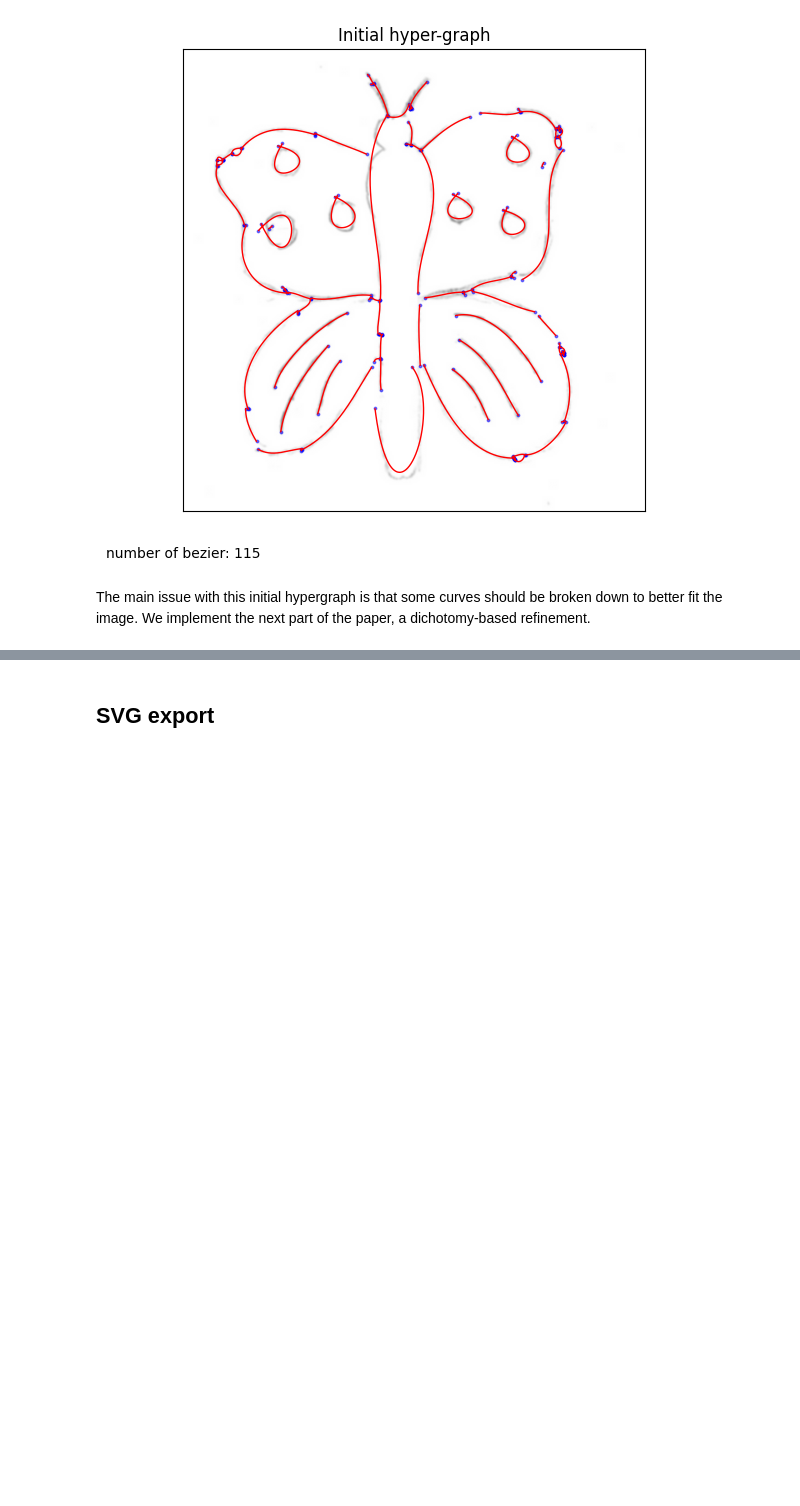
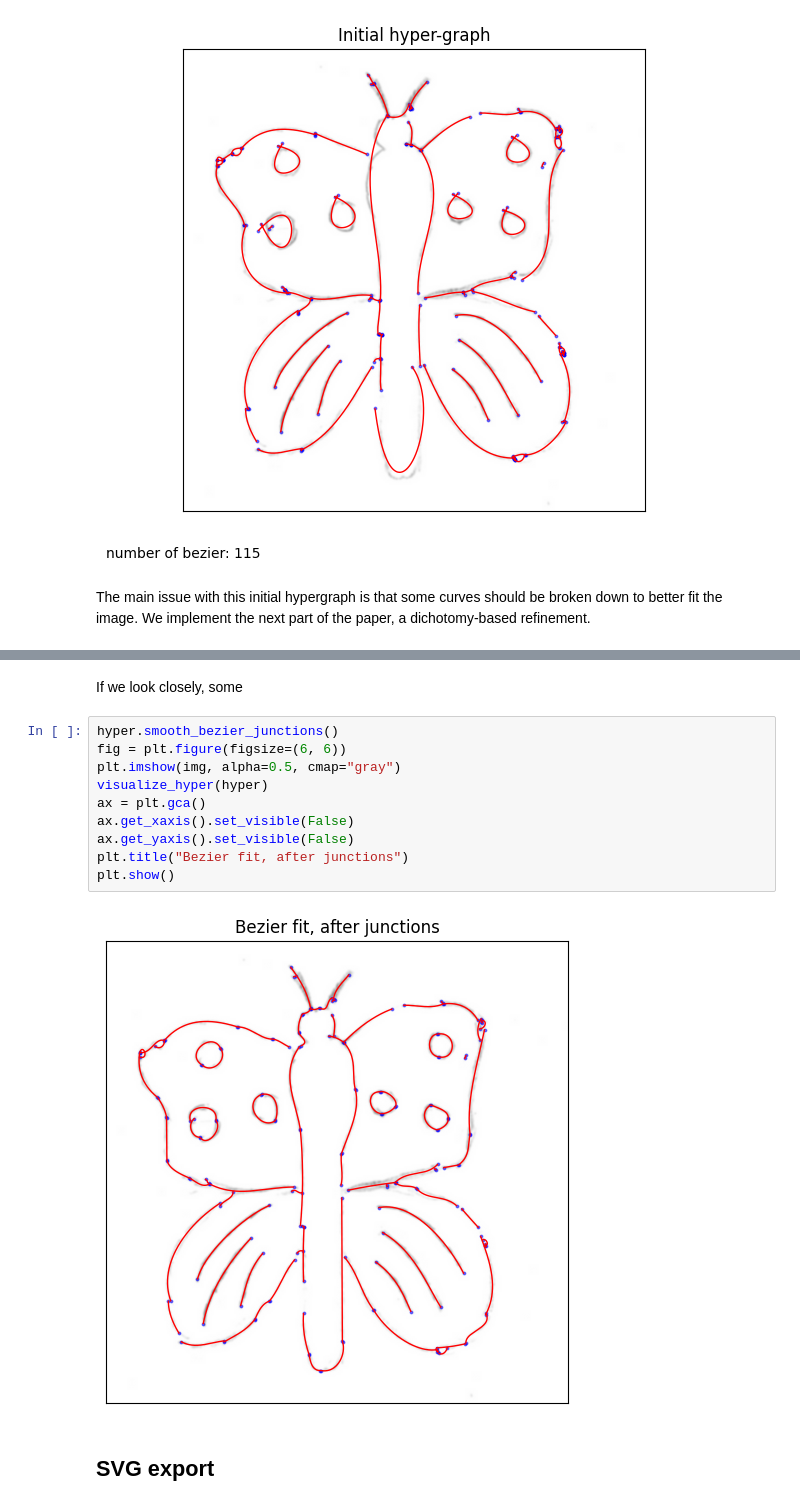
Before and after one commit to rambip/sketch-vectorization, a Jupyter notebook: notebooks/walkthrough.ipynb, the cells around one changed output, grey strips where cells are left out. Saved outputs shown, nothing was run; the diff lists cells and outputs as text; blank space fills up the shorter version.

```diff
--- a/notebooks/walkthrough.ipynb
+++ b/notebooks/walkthrough.ipynb
@@ -328,3 +332,17 @@ plt.show()
+# %% [markdown]
+If we look closely, some
+# %%
+hyper.smooth_bezier_junctions()
+fig = plt.figure(figsize=(6, 6))
+plt.imshow(img, alpha=0.5, cmap="gray")
+visualize_hyper(hyper)
+ax = plt.gca()
+ax.get_xaxis().set_visible(False)
+ax.get_yaxis().set_visible(False)
+plt.title("Bezier fit, after junctions")
+plt.show()
+# %% [output]
+[figure, added]
 # %% [markdown]
 ## SVG export
 # %%
```
Also changed, not shown: parts of 8 cells of this notebook, 3 other files.
